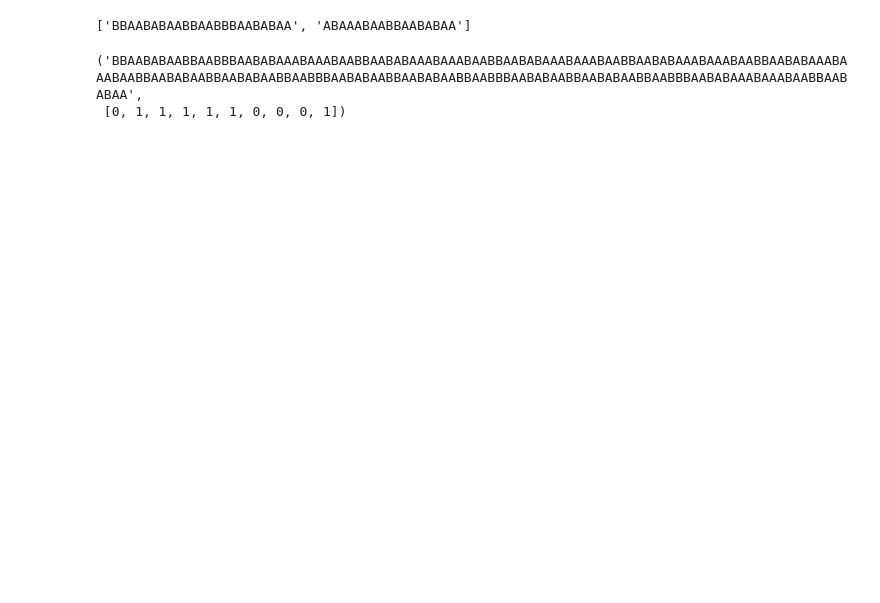
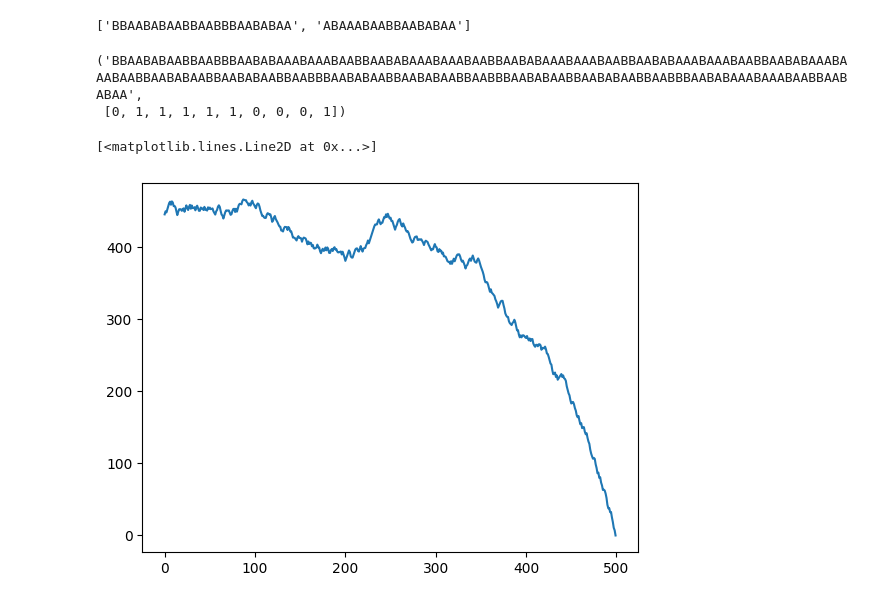
Before and after one commit to SamD770/bitter-lesson-tokenization, a Jupyter notebook: toy_problem.ipynb, the cells around one changed output. Cells and saved outputs as stored; diff of their text form; code cells hidden in the pictures; blank space fills up the shorter version.

```diff
--- a/toy_problem.ipynb
+++ b/toy_problem.ipynb
@@ -265,7 +179,7 @@ class GemmaMiniBitterLLM(nn.Module):
         ])
 
         self.mid_layers = nn.ModuleList([
-            Gemma2DecoderLayer(byte_layer_config, layer_idx=1) for _ in range(2)
+            Gemma2DecoderLayer(deep_layer_config, layer_idx=1) for _ in range(2)
         ])
 
         self.up_layers = nn.ModuleList([
@@ -606,0 +421,8 @@ def bitter_tokenizer_training_loop(model, train_dataset):
+# %%
+device = "cuda"
+# %%
+my_batch = torch.randint(0, 5, (10, 500)).to(device)
+my_model = my_model.to(device)
+dummy_optim = torch.optim.Adam(my_model.parameters(), lr=0.)
+# %%
+out = bitter_tokenizer_training_step(my_model, my_batch, dummy_optim)
@@ -606,0 +431,7 @@ def bitter_tokenizer_training_loop(model, train_dataset):
+# %%
+ce = out
+
+plt.plot(out[:].to("cpu"))
+# %% [output]
+[<matplotlib.lines.Line2D at 0x...>]
+[figure, added]
```
Also changed, not shown: parts of 10 cells of this notebook.
